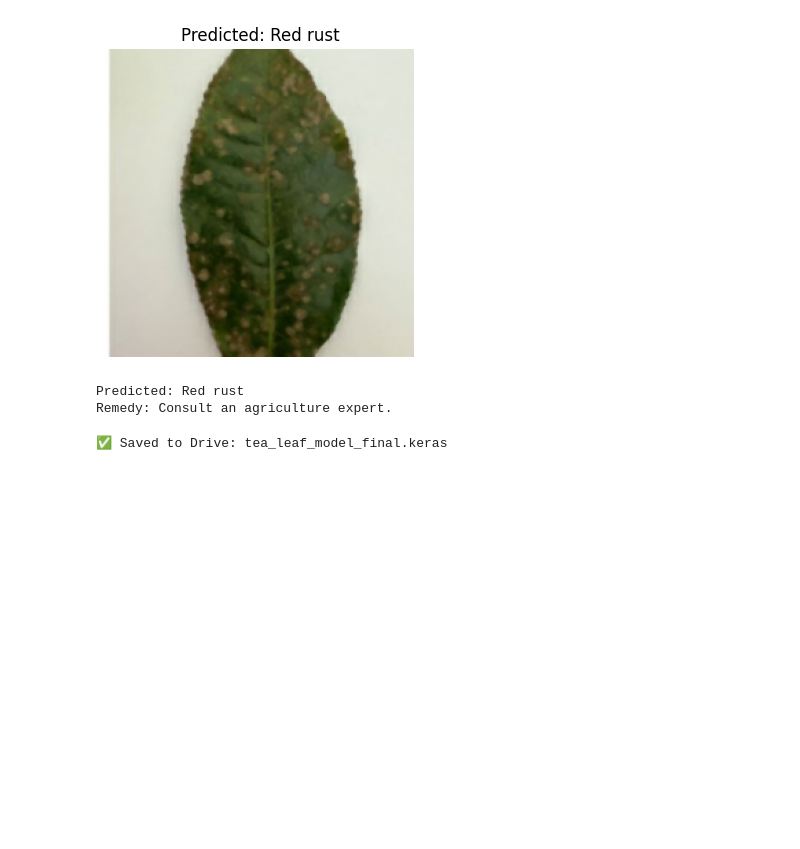
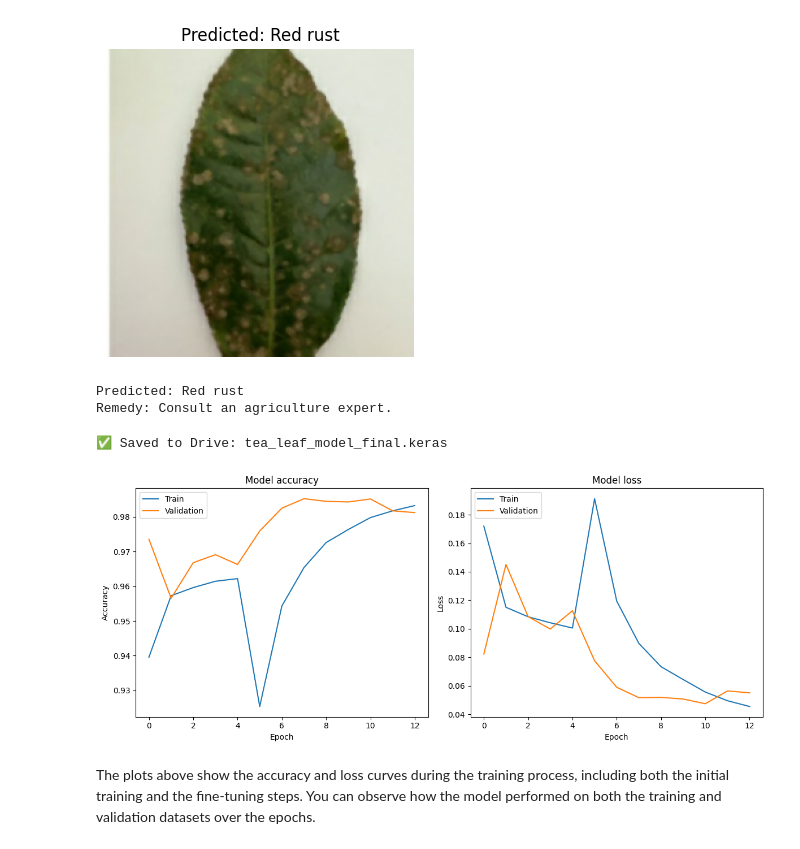
Before and after one commit to Musarrat1/Assembly, a Jupyter notebook: tealeaf.ipynb, the cells around one changed output. Saved outputs shown, nothing was run; the diff lists cells and outputs as text; code cells hidden in the pictures; blank space fills up the shorter version.

```diff
--- a/tealeaf.ipynb
+++ b/tealeaf.ipynb
@@ -381,3 +381,40 @@ model.save("tea_leaf_model_final.keras")
 print("✅ Saved to Drive: tea_leaf_model_final.keras")
 # %% [output]
 ✅ Saved to Drive: tea_leaf_model_final.keras
+# %%
+import matplotlib.pyplot as plt
+
+# Combine history for initial training and fine-tuning
+combined_history = {
+    'accuracy': history.history['accuracy'] + history_ft.history['accuracy'],
+    'val_accuracy': history.history['val_accuracy'] + history_ft.history['val_accuracy'],
+    'loss': history.history['loss'] + history_ft.history['loss'],
+    'val_loss': history.history['val_loss'] + history_ft.history['val_loss']
+}
+
+plt.figure(figsize=(12, 5))
+
+# Plot training & validation accuracy values
+plt.subplot(1, 2, 1)
+plt.plot(combined_history['accuracy'])
+plt.plot(combined_history['val_accuracy'])
+plt.title('Model accuracy')
+plt.ylabel('Accuracy')
+plt.xlabel('Epoch')
+plt.legend(['Train', 'Validation'], loc='upper left')
+
+# Plot training & validation loss values
+plt.subplot(1, 2, 2)
+plt.plot(combined_history['loss'])
+plt.plot(combined_history['val_loss'])
+plt.title('Model loss')
+plt.ylabel('Loss')
+plt.xlabel('Epoch')
+plt.legend(['Train', 'Validation'], loc='upper left')
+
+plt.tight_layout()
+plt.show()
+# %% [output]
+[figure, added]
+# %% [markdown]
+The plots above show the accuracy and loss curves during the training process, including both the initial training and the fine-tuning steps. You can observe how the model performed on both the training and validation datasets over the epochs.
```
